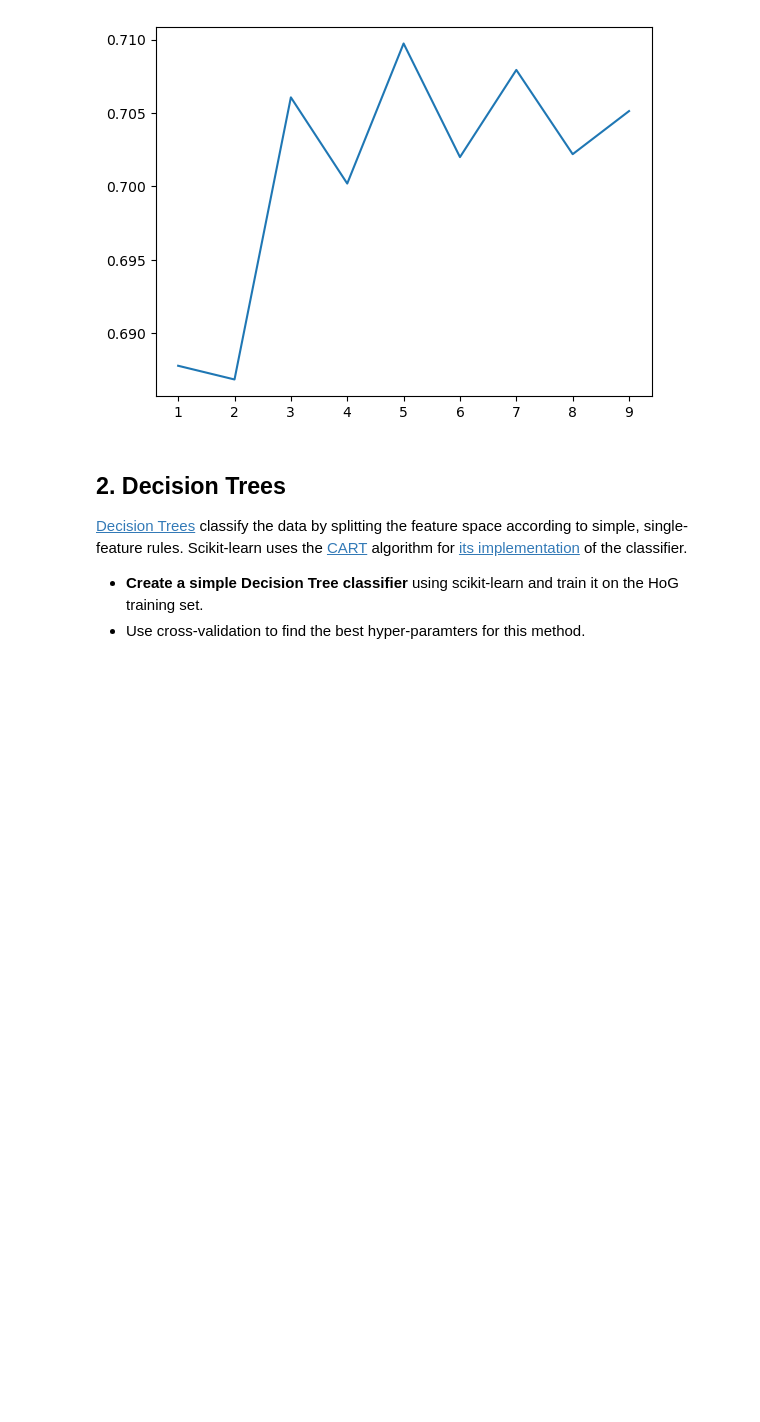
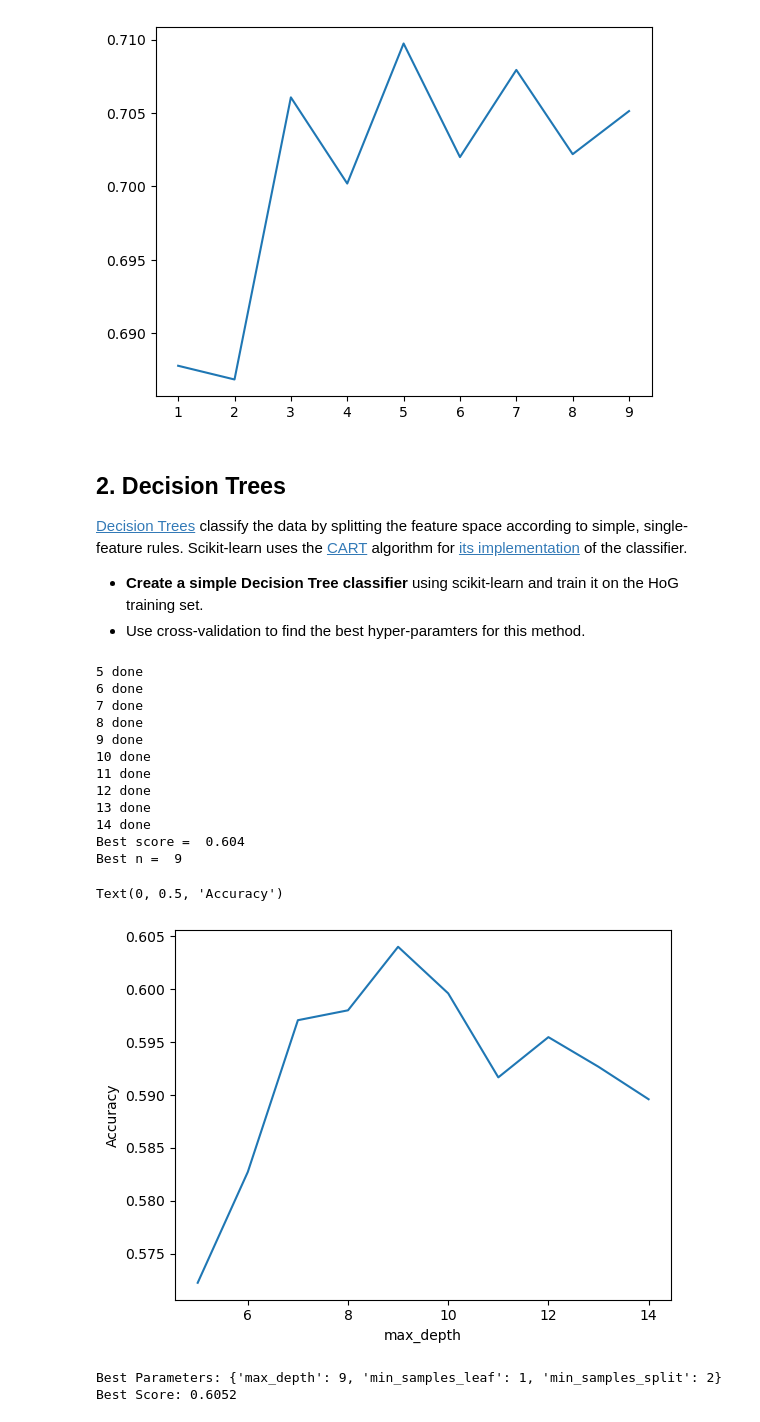
Before and after one commit to anghelpandrei/info-h-501, a Jupyter notebook: docs/LABS/ML1_Nearest_Neighbours_and_Decision_Trees.ipynb, the cells around one changed output. Cells and saved outputs as stored; diff of their text form; code cells hidden in the pictures; blank space fills up the shorter version.

```diff
--- a/docs/LABS/ML1_Nearest_Neighbours_and_Decision_Trees.ipynb
+++ b/docs/LABS/ML1_Nearest_Neighbours_and_Decision_Trees.ipynb
@@ -58,20 +58,64 @@ Best n =  5
 * **Create a simple Decision Tree classifier** using scikit-learn and train it on the HoG training set.
 * Use cross-validation to find the best hyper-paramters for this method.
 # %%
-from sklearn import tree
+from sklearn.tree import DecisionTreeClassifier
+from sklearn.model_selection import cross_val_score
+import numpy as np
+import matplotlib.pyplot as plt
 
-hyper_parameters = np.arange(1, 10, 1)
+hyperparameters = np.arange(7, 11, 1)
+
 scores = []
 best_score = 0
-best_hyper_parameter = 0
-for hyper_parameter in hyper_parameters:
-    clf = tree.DecisionTreeClassifier()
+best_hyperparameter = 0
+for hyperparameter in hyperparameters:
+    clf = DecisionTreeClassifier(max_depth=hyperparameter)
     cross_val = cross_val_score(clf, dataset.train['hog'], dataset.train['labels']).mean()
     scores.append(cross_val)
     if cross_val > best_score:
-        best_hyper_parameter = hyper_parameter
+        best_hyperparameter = hyperparameter
         best_score = cross_val
+    print(hyperparameter, 'done')
 
-plt.plot(hyper_parameters, scores)
+plt.plot(hyperparameters, scores)
 print("Best score = ", best_score)
-print("Best n = ", best_hyper_parameter)
+print("Best n = ", best_hyperparameter)
+plt.xlabel("max_depth")
+plt.ylabel("Accuracy")
+# %% [output]
+5 done
+6 done
+7 done
+8 done
+9 done
+10 done
+11 done
+12 done
+13 done
+14 done
+Best score =  0.604
+Best n =  9
+Text(0, 0.5, 'Accuracy')
+[figure, added]
+# %%
+from sklearn.tree import DecisionTreeClassifier
+from sklearn.model_selection import GridSearchCV
+param_grid_decision_tree = {
+    'max_depth': [5, 9, 20],
+    'min_samples_split': [2, 5, 10],
+    'min_samples_leaf': [1, 2, 4],
+}
+
+rf_classifier = DecisionTreeClassifier()
+
+grid_search = GridSearchCV(estimator=rf_classifier, param_grid=param_grid_decision_tree, cv=5, scoring='accuracy')
+grid_search.fit(dataset.train['hog'], dataset.train['labels'])
+
+best_params = grid_search.best_params_
+best_score = grid_search.best_score_
+
+print("Best Parameters:", best_params)
+print("Best Score:", best_score)
+# %% [output]
+Best Parameters: {'max_depth': 9, 'min_samples_leaf': 1, 'min_samples_split': 2}
+Best Score: 0.6052
```
Also changed, not shown: parts of 4 cells of this notebook, 2 other files.
